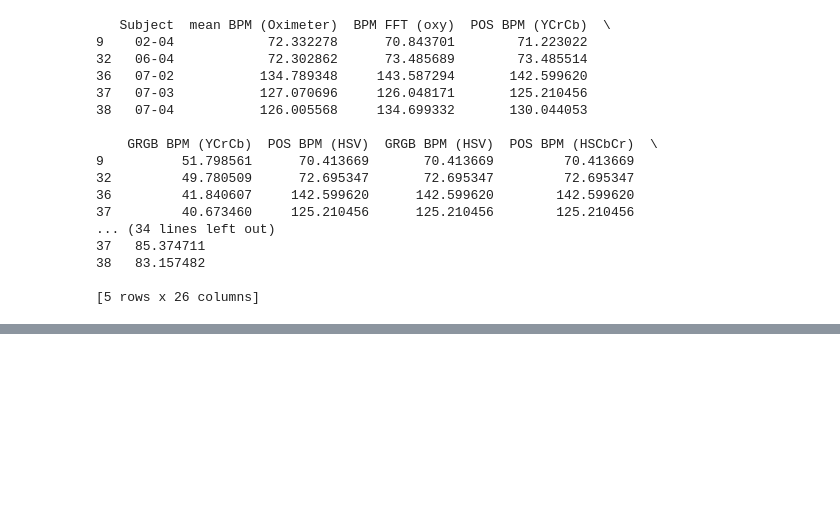
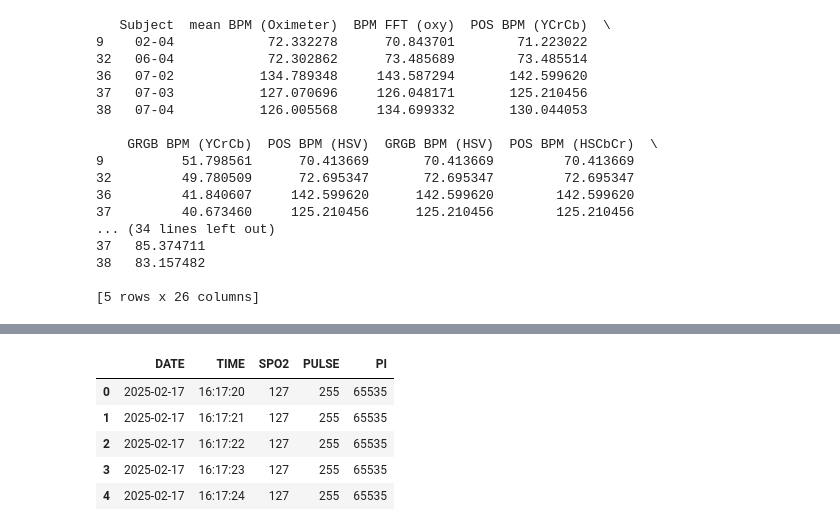
Before and after one commit to Ren1100/remote-PPG, a Jupyter notebook: test.ipynb, the cells around one changed output, grey strips where cells are left out. Saved outputs shown, nothing was run; the diff lists cells and outputs as text; code cells hidden in the pictures; blank space fills up the shorter version.

```diff
--- a/test.ipynb
+++ b/test.ipynb
@@ -1479,0 +1494,11 @@ plt.show()
+# %%
+df_oxy = pd.read_csv('dar_oxy.csv')
+df_oxy.head()
+# print(df_oxy.shape)
+# %% [output]
+|  | DATE | TIME | SPO2 | PULSE | PI |
+| 0 | 2025-02-17 | 16:17:20 | 127 | 255 | 65535 |
+| 1 | 2025-02-17 | 16:17:21 | 127 | 255 | 65535 |
+| 2 | 2025-02-17 | 16:17:22 | 127 | 255 | 65535 |
+| 3 | 2025-02-17 | 16:17:23 | 127 | 255 | 65535 |
+| 4 | 2025-02-17 | 16:17:24 | 127 | 255 | 65535 |
```
Also changed, not shown: parts of 5 cells of this notebook, 1 other file.
